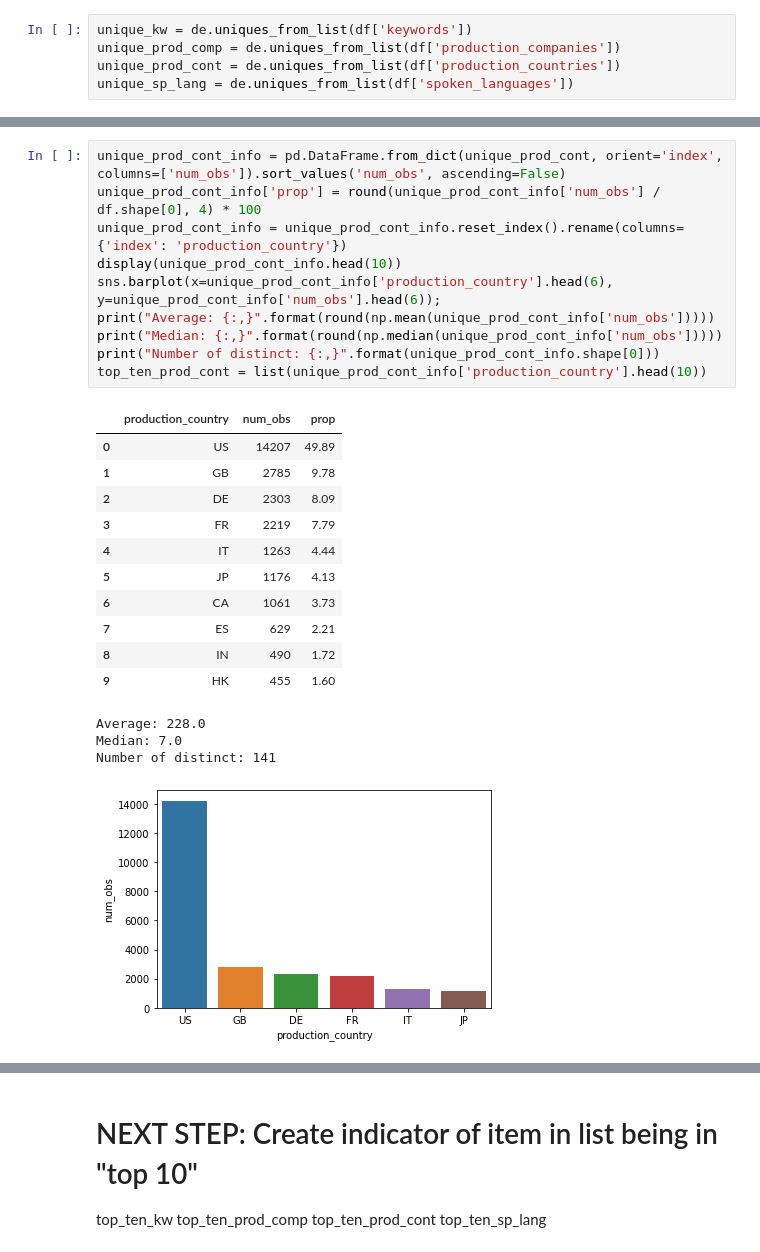
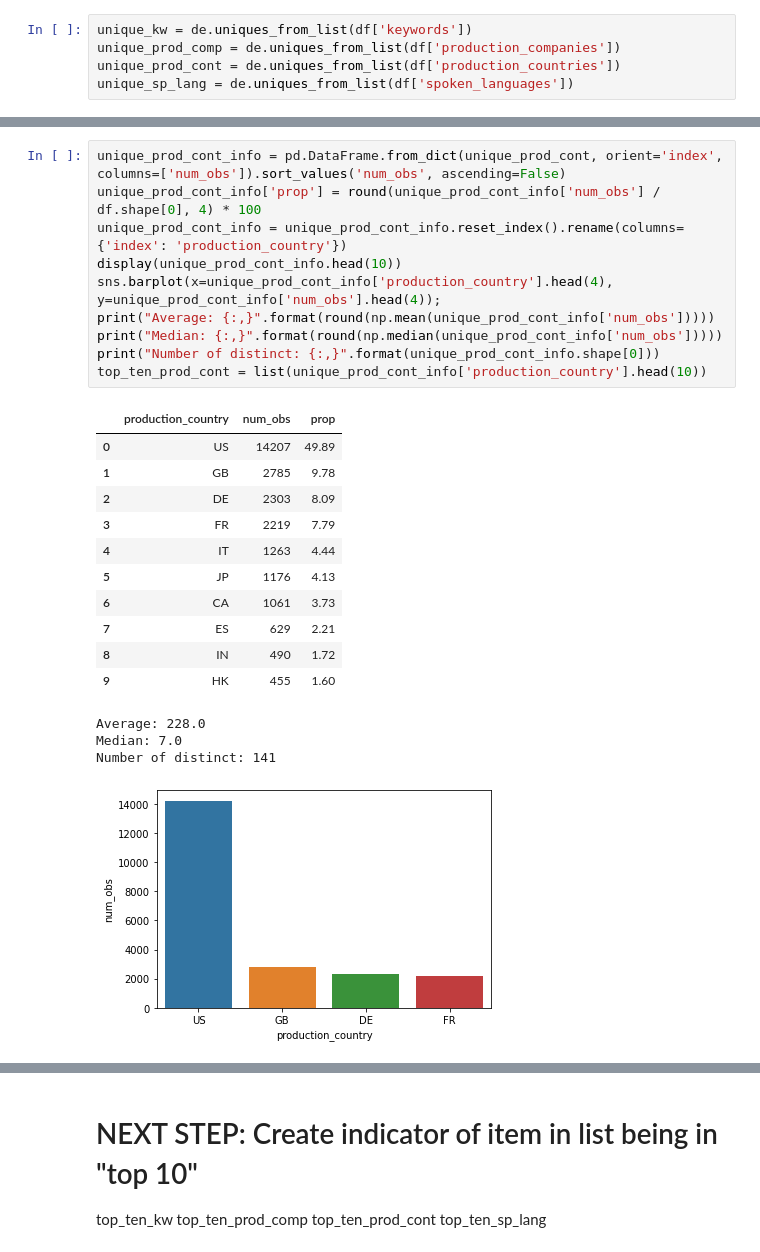
Before and after one commit to ChristopherDaigle/movie_ds_model, a Jupyter notebook: movie_data_analysis.ipynb, the cells around one changed output, grey strips where cells are left out. Saved outputs shown, nothing was run; the diff lists cells and outputs as text.

```diff
--- a/movie_data_analysis.ipynb
+++ b/movie_data_analysis.ipynb
@@ -288,29 +288,29 @@ Number of distinct: 15,748
 # %%
 unique_prod_cont_info = pd.DataFrame.from_dict(unique_prod_cont, orient='index', columns=['num_obs']).sort_values('num_obs', ascending=False)
 unique_prod_cont_info['prop'] = round(unique_prod_cont_info['num_obs'] / df.shape[0], 4) * 100
 unique_prod_cont_info = unique_prod_cont_info.reset_index().rename(columns={'index': 'production_country'})
 display(unique_prod_cont_info.head(10))
-sns.barplot(x=unique_prod_cont_info['production_country'].head(6), y=unique_prod_cont_info['num_obs'].head(6));
+sns.barplot(x=unique_prod_cont_info['production_country'].head(4), y=unique_prod_cont_info['num_obs'].head(4));
 print("Average: {:,}".format(round(np.mean(unique_prod_cont_info['num_obs']))))
 print("Median: {:,}".format(round(np.median(unique_prod_cont_info['num_obs']))))
 print("Number of distinct: {:,}".format(unique_prod_cont_info.shape[0]))
 top_ten_prod_cont = list(unique_prod_cont_info['production_country'].head(10))
 # %% [output]
 |  | production_country | num_obs | prop |
 | 0 | US | 14207 | 49.89 |
 | 1 | GB | 2785 | 9.78 |
 | 2 | DE | 2303 | 8.09 |
 | 3 | FR | 2219 | 7.79 |
 | 4 | IT | 1263 | 4.44 |
 | 5 | JP | 1176 | 4.13 |
 | 6 | CA | 1061 | 3.73 |
 | 7 | ES | 629 | 2.21 |
 | 8 | IN | 490 | 1.72 |
 | 9 | HK | 455 | 1.60 |
 Average: 228.0
 Median: 7.0
 Number of distinct: 141
-[figure, old version]
+[figure, new version]
 # %%
 unique_sp_lang_info = pd.DataFrame.from_dict(unique_sp_lang, orient='index', columns=['num_obs']).sort_values('num_obs', ascending=False)
 unique_sp_lang_info['prop'] = round(unique_sp_lang_info['num_obs'] / df.shape[0], 4) * 100
```
Also changed, not shown: parts of 3 cells of this notebook.
